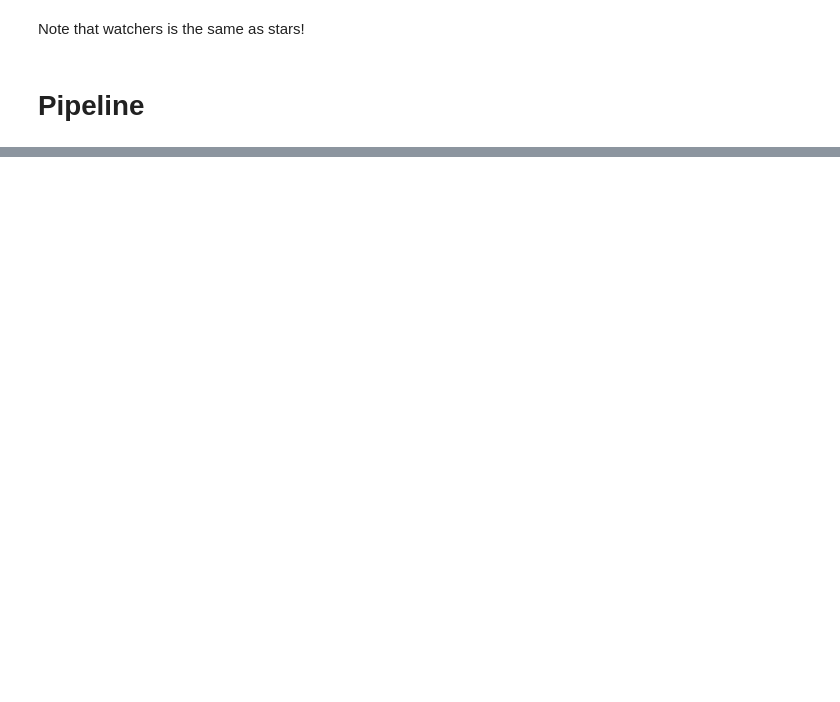
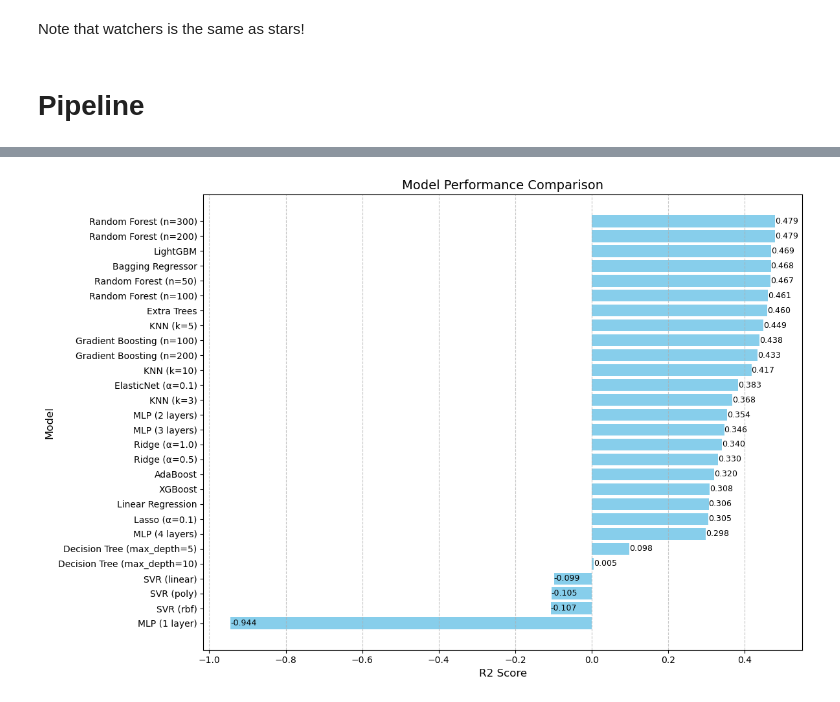
Before and after one commit to alireza1420/stargazer-prediction-pipeline, a Jupyter notebook: Model Training/data preprocessing + model training.ipynb, the cells around one changed output, grey strips where cells are left out. Cells and saved outputs as stored; diff of their text form; code cells hidden in the pictures; blank space fills up the shorter version.

```diff
--- a/Model Training/data preprocessing + model training.ipynb
+++ b/Model Training/data preprocessing + model training.ipynb
@@ -385,0 +635,5 @@ visualize_results(results_df)
+# %%
+# original features + date_since_update
+visualize_results_cv(results_df_cv)
+# %% [output]
+[figure, added]
```
Also changed, not shown: parts of 15 cells of this notebook, 5 other files.
